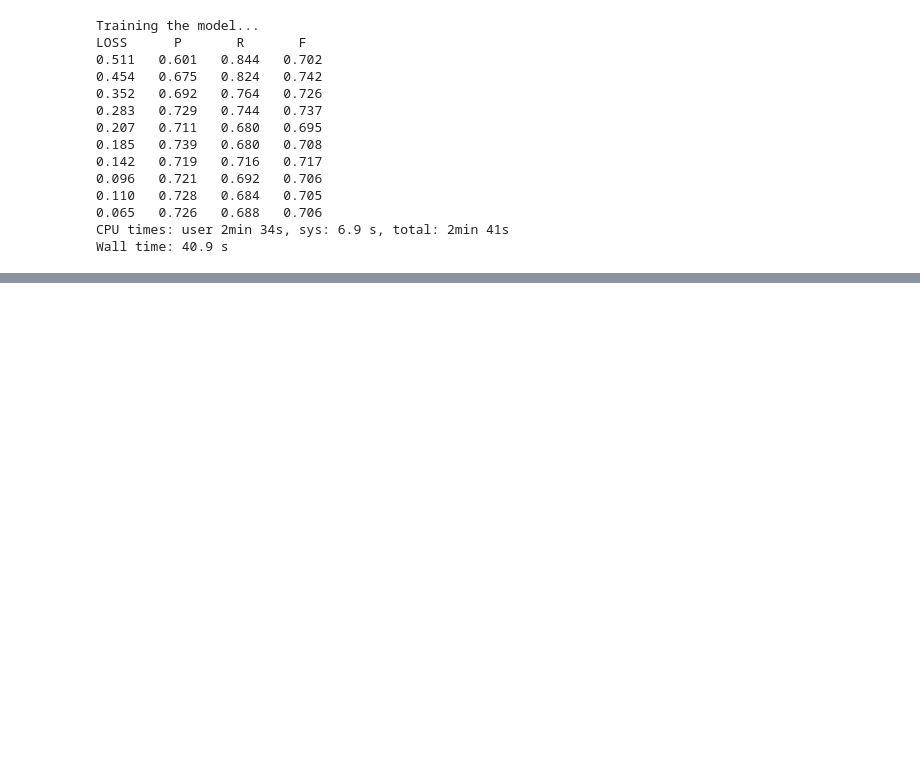
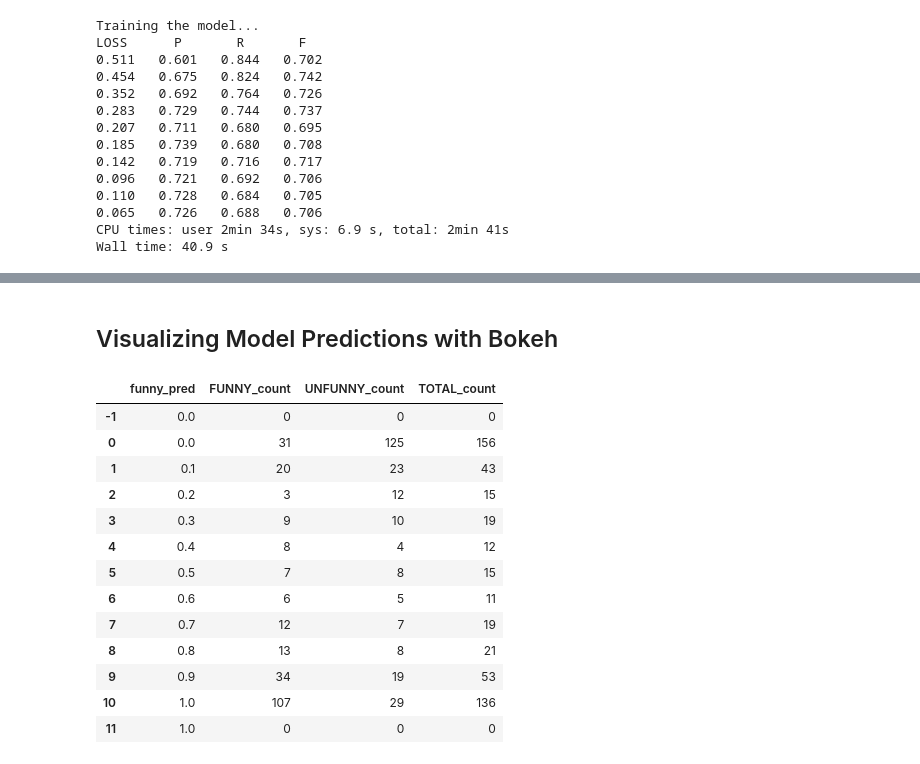
Before and after one commit to sushtend/100-days-of-ml-code, a Jupyter notebook: code/projects/Yelp Reviews - NLP/Yelp Analysis NLP.ipynb, the cells around one changed output, grey strips where cells are left out. Drawn from its saved outputs; the diff is of its cells as text; code cells hidden in the pictures; blank space fills up the shorter version.

```diff
--- a/code/projects/Yelp Reviews - NLP/Yelp Analysis NLP.ipynb
+++ b/code/projects/Yelp Reviews - NLP/Yelp Analysis NLP.ipynb
@@ -1356,0 +1426,64 @@ Wall time: 40.9 s
+# %% [markdown]
+## Visualizing Model Predictions with Bokeh
+# %%
+funny_df = test_df[test_df['FUNNY'] == 1]
+unfunny_df = test_df[test_df['UNFUNNY'] == 1]
+
+funny_hist = (
+    funny_df['FUNNY_pred']
+    .apply(lambda x: int(round(x * 10, 0)))
+    .value_counts()
+    .sort_index()
+    )
+
+unfunny_hist = (
+    unfunny_df['FUNNY_pred']
+    .apply(lambda x: int(round(x * 10, 0)))
+    .value_counts()
+    .sort_index()
+    )
+
+
+funny_score_table = (
+    pd.concat(
+        [funny_hist, unfunny_hist],
+        axis=1
+        )
+    .fillna(0)
+    )
+
+funny_score_table.columns = ['FUNNY_count', 'UNFUNNY_count']
+
+funny_score_table["TOTAL_count"] = (
+    funny_score_table
+    .apply(pd.np.sum, axis=1)
+    )
+
+funny_score_table = pd.concat([
+    pd.Series(funny_score_table.index, name='funny_pred') / 10,
+    funny_score_table
+    ],
+    axis = 1
+    )
+
+funny_score_table.loc[-1] = [0, 0, 0, 0]
+funny_score_table.loc[11] = [1, 0, 0, 0]
+
+funny_score_table = funny_score_table.sort_index()
+
+funny_score_table
+# %% [output]
+|  | funny_pred | FUNNY_count | UNFUNNY_count | TOTAL_count |
+| -1 | 0.0 | 0 | 0 | 0 |
+| 0 | 0.0 | 31 | 125 | 156 |
+| 1 | 0.1 | 20 | 23 | 43 |
+| 2 | 0.2 | 3 | 12 | 15 |
+| 3 | 0.3 | 9 | 10 | 19 |
+| 4 | 0.4 | 8 | 4 | 12 |
+| 5 | 0.5 | 7 | 8 | 15 |
+| 6 | 0.6 | 6 | 5 | 11 |
+| 7 | 0.7 | 12 | 7 | 19 |
+| 8 | 0.8 | 13 | 8 | 21 |
+| 9 | 0.9 | 34 | 19 | 53 |
+| 10 | 1.0 | 107 | 29 | 136 |
+| 11 | 1.0 | 0 | 0 | 0 |
```
Also changed, not shown: parts of 14 cells of this notebook.
